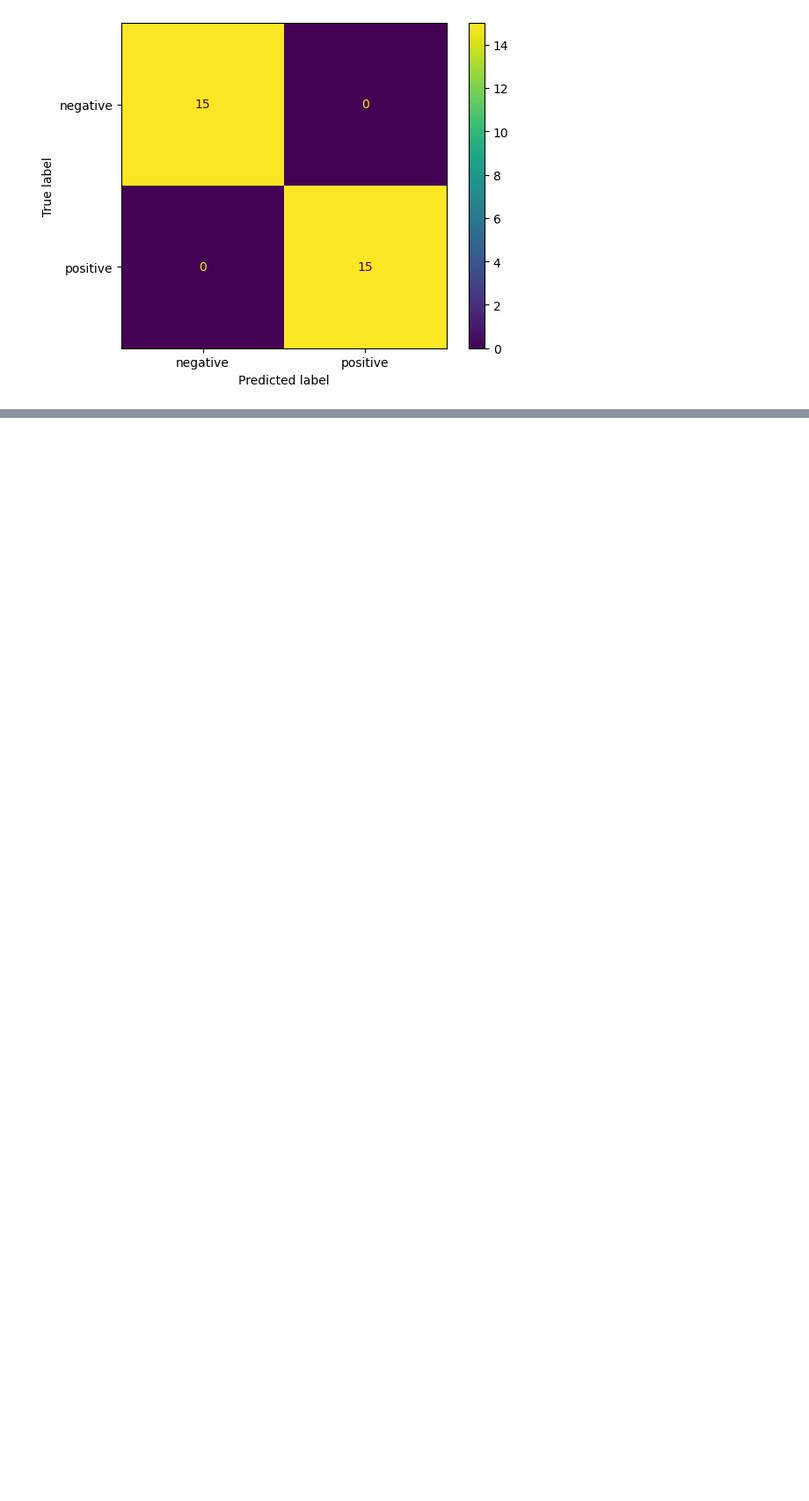
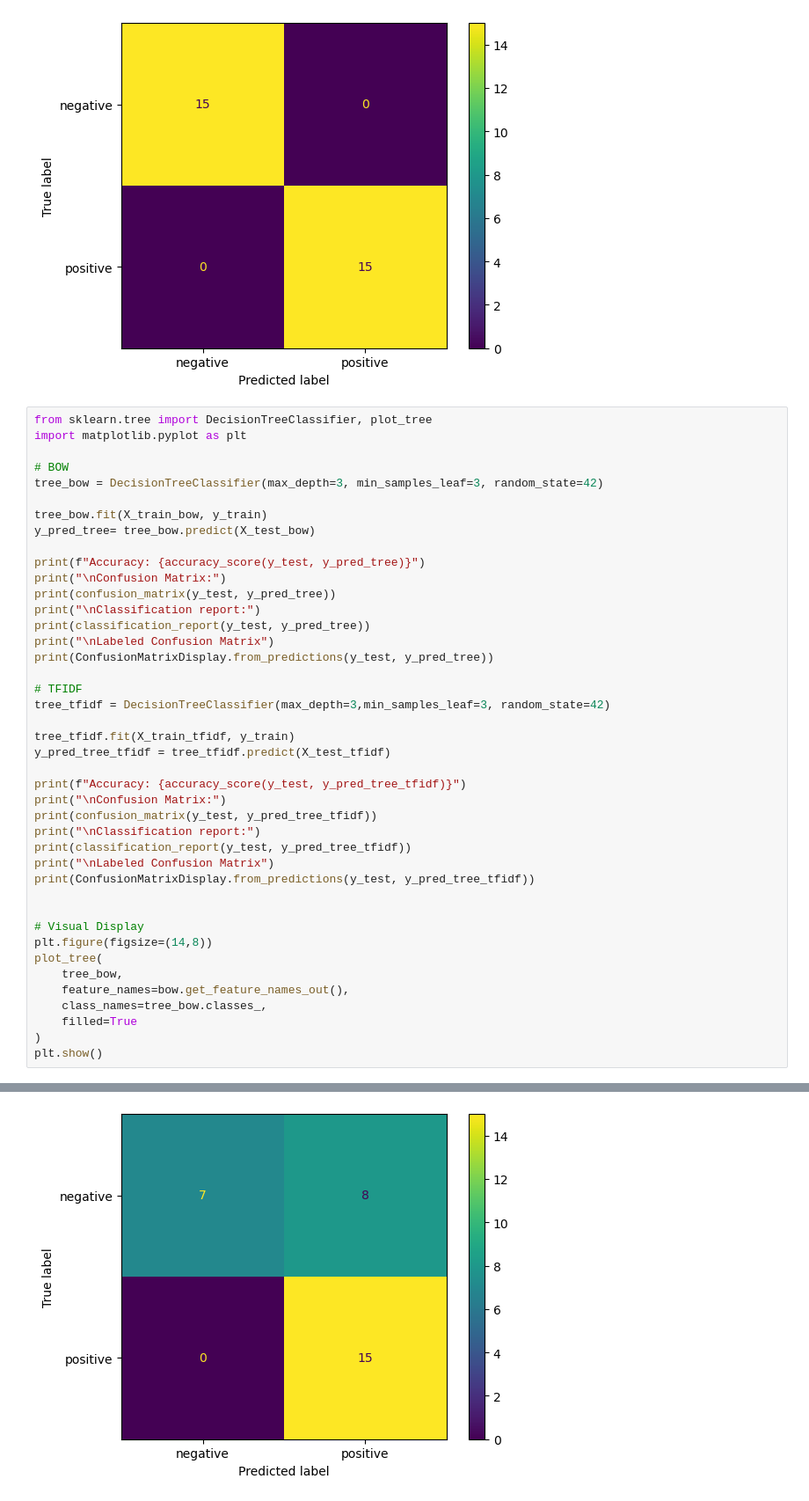
Before and after one commit to kmiringu/module-5-ai-labs, a Jupyter notebook: 01_nlp_text_classifier/03_modeling.ipynb, the cells around one changed output, grey strips where cells are left out. Shown at 88% size. Cells and saved outputs as stored; diff of their text form; blank space fills up the shorter version.

```diff
--- a/01_nlp_text_classifier/03_modeling.ipynb
+++ b/01_nlp_text_classifier/03_modeling.ipynb
@@ -68,3 +68,46 @@ Labeled Confusion Matrix
 <sklearn.metrics._plot.confusion_matrix.ConfusionMatrixDisplay object at 0x...>
 [figure]
 [figure]
+# %%
+from sklearn.tree import DecisionTreeClassifier, plot_tree
+import matplotlib.pyplot as plt
+
+# BOW
+tree_bow = DecisionTreeClassifier(max_depth=3, min_samples_leaf=3, random_state=42)
+
+tree_bow.fit(X_train_bow, y_train)
+y_pred_tree= tree_bow.predict(X_test_bow)
+
+print(f"Accuracy: {accuracy_score(y_test, y_pred_tree)}")
+print("\nConfusion Matrix:")
+print(confusion_matrix(y_test, y_pred_tree))
+print("\nClassification report:")
+print(classification_report(y_test, y_pred_tree))
+print("\nLabeled Confusion Matrix")
+print(ConfusionMatrixDisplay.from_predictions(y_test, y_pred_tree))
+
+# TFIDF
+tree_tfidf = DecisionTreeClassifier(max_depth=3,min_samples_leaf=3, random_state=42)
+
+tree_tfidf.fit(X_train_tfidf, y_train)
+y_pred_tree_tfidf = tree_tfidf.predict(X_test_tfidf)
+
+print(f"Accuracy: {accuracy_score(y_test, y_pred_tree_tfidf)}")
+print("\nConfusion Matrix:")
+print(confusion_matrix(y_test, y_pred_tree_tfidf))
+print("\nClassification report:")
+print(classification_report(y_test, y_pred_tree_tfidf))
+print("\nLabeled Confusion Matrix")
+print(ConfusionMatrixDisplay.from_predictions(y_test, y_pred_tree_tfidf))
+
+
+# Visual Display
+plt.figure(figsize=(14,8))
+plot_tree(
+    tree_bow,
+    feature_names=bow.get_feature_names_out(),
+    class_names=tree_bow.classes_,
+    filled=True
+)
+plt.show()
+# %% [output]
@@ -70,0 +131 @@ Labeled Confusion Matrix
+[figure, added]
```
Also changed, not shown: parts of 1 cell of this notebook.
